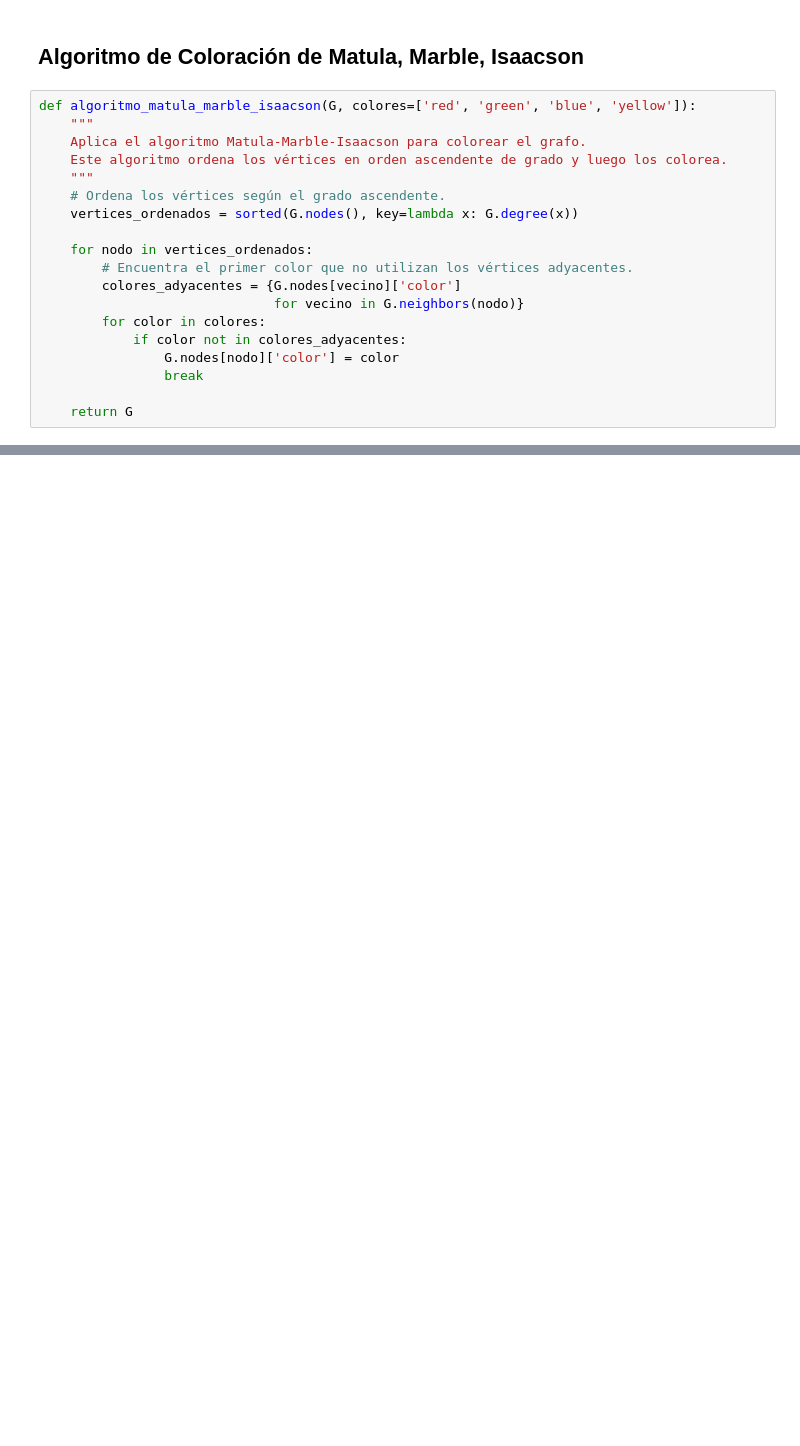
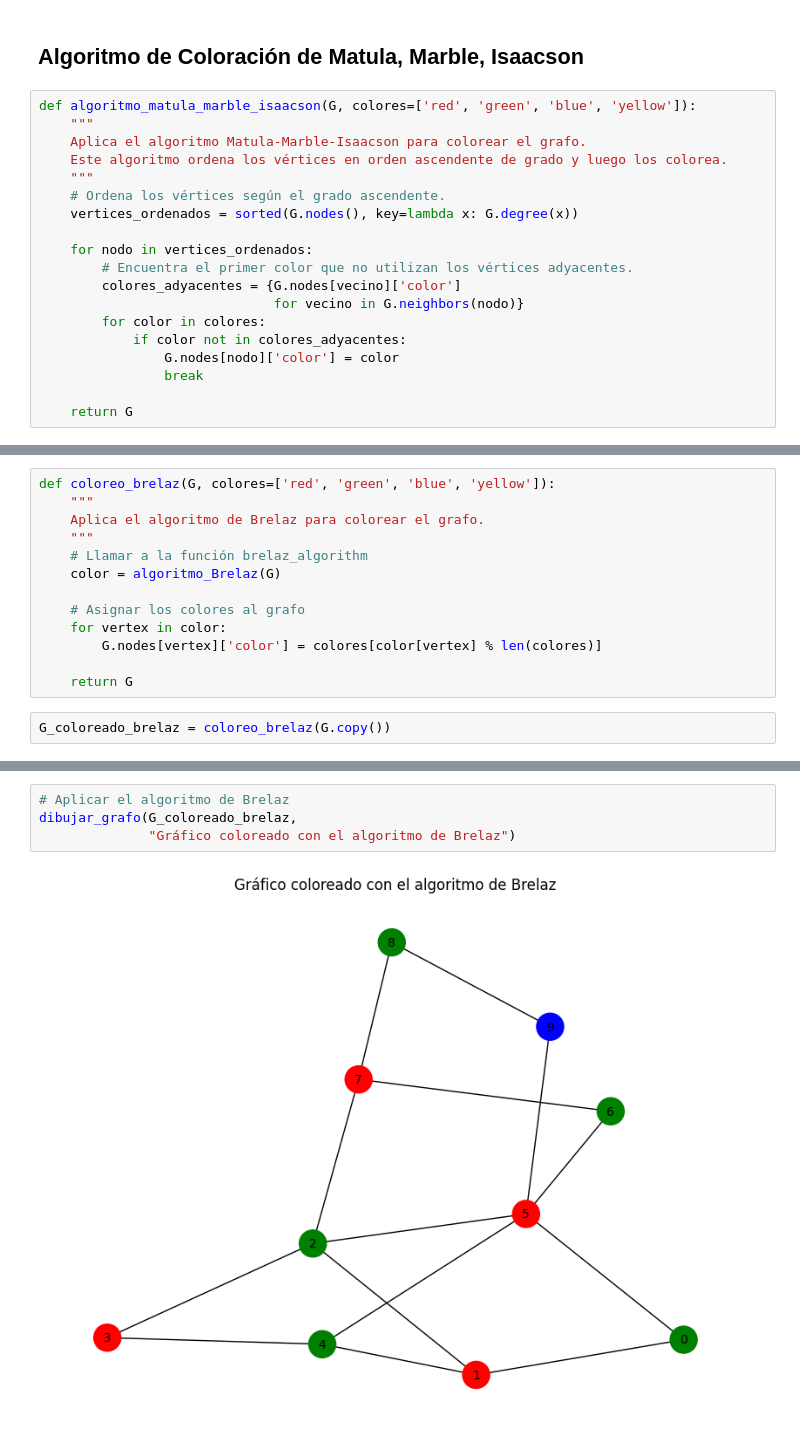
Before and after one commit to marcosd59/IT0425-INTELIGENCIA_ARTIFICIAL, a Jupyter notebook: Parcial 1/Proyecto/Coloreado de Grafos.ipynb, the cells around one changed output, grey strips where cells are left out. Saved outputs shown, nothing was run; the diff lists cells and outputs as text; blank space fills up the shorter version.

Commit message:
Add Algoritmo de Coloración de Brelaz

```diff
--- a/Parcial 1/Proyecto/Coloreado de Grafos.ipynb
+++ b/Parcial 1/Proyecto/Coloreado de Grafos.ipynb
@@ -209,0 +256,15 @@ print(tabla_matula_marble)
+# %%
+def coloreo_brelaz(G, colores=['red', 'green', 'blue', 'yellow']):
+    """
+    Aplica el algoritmo de Brelaz para colorear el grafo.
+    """
+    # Llamar a la función brelaz_algorithm
+    color = algoritmo_Brelaz(G)
+
+    # Asignar los colores al grafo
+    for vertex in color:
+        G.nodes[vertex]['color'] = colores[color[vertex] % len(colores)]
+
+    return G
+# %%
+G_coloreado_brelaz = coloreo_brelaz(G.copy())
@@ -209,0 +282,6 @@ print(tabla_matula_marble)
+# %%
+# Aplicar el algoritmo de Brelaz
+dibujar_grafo(G_coloreado_brelaz,
+              "Gráfico coloreado con el algoritmo de Brelaz")
+# %% [output]
+[figure, added]
```
Also changed, not shown: parts of 10 cells of this notebook.
